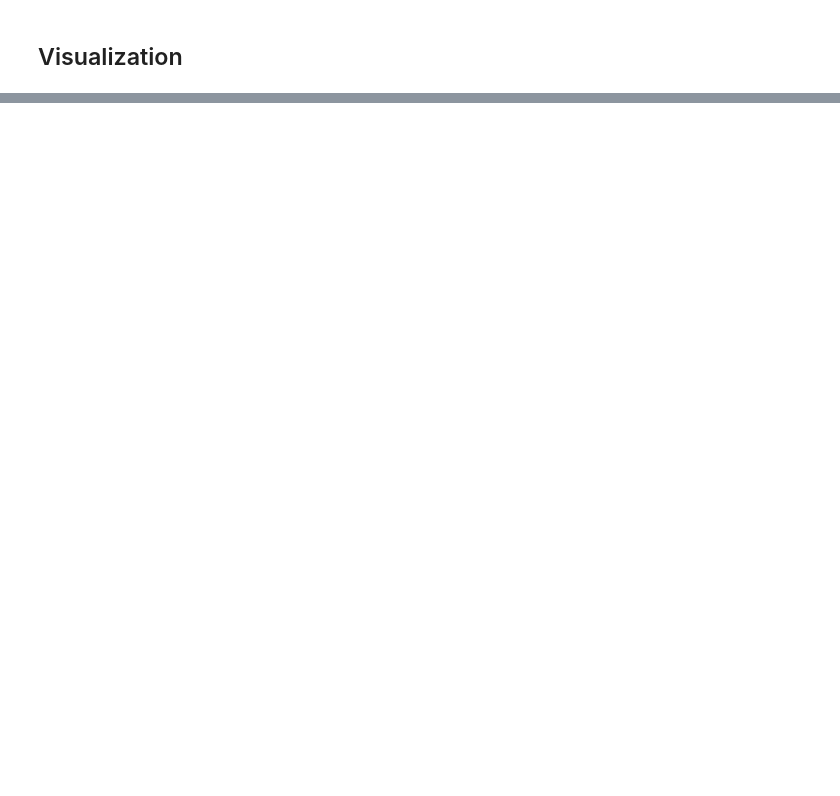
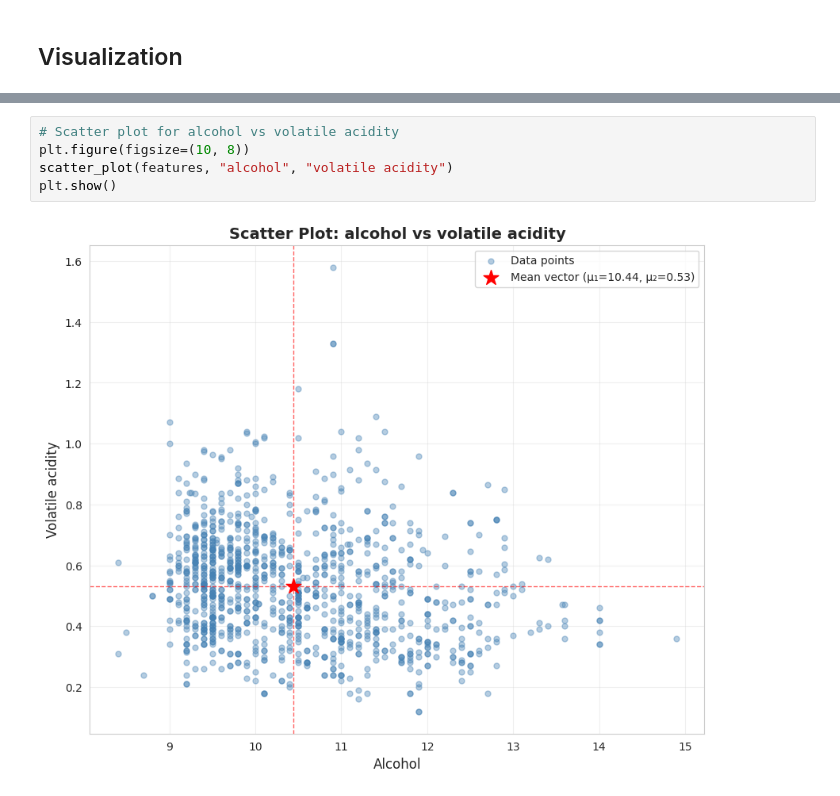
Before and after one commit to ducan0206/Multivariate-Statistical-Analysis, a Jupyter notebook: notebooks/01_descriptive_stats.ipynb, the cells around one changed output, grey strips where cells are left out. Drawn from its saved outputs; the diff is of its cells as text; blank space fills up the shorter version.

```diff
--- a/notebooks/01_descriptive_stats.ipynb
+++ b/notebooks/01_descriptive_stats.ipynb
@@ -177,3 +170,10 @@ plt.show()
+# %%
+# Scatter plot for alcohol vs volatile acidity
+plt.figure(figsize=(10, 8))
+scatter_plot(features, "alcohol", "volatile acidity")
+plt.show()
+# %% [output]
+[figure, added]
 # %%
 # Minh hoạ ý nghĩa hình học với 2 biến: alcohol & volatile acidity
 v1_name, v2_name = "alcohol", "volatile acidity"
```
Also changed, not shown: parts of 9 cells of this notebook.
